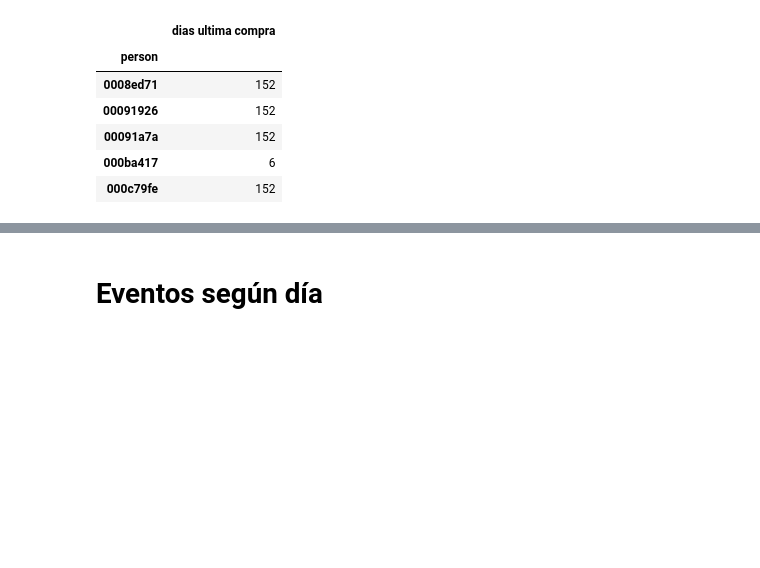
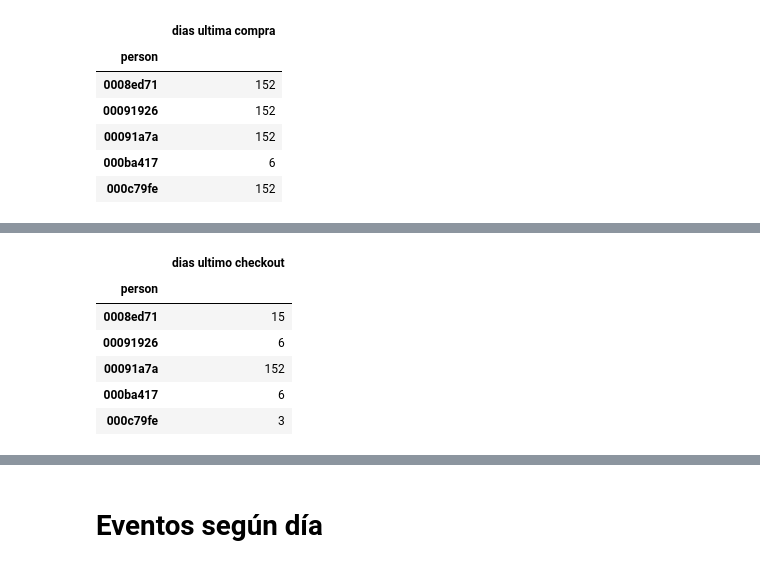
Before and after one commit to seblaz/7506-datos-tp2, a Jupyter notebook: Features/Feature Engineering Fran.ipynb, the cells around one changed output, grey strips where cells are left out. Drawn from its saved outputs; the diff is of its cells as text; code cells hidden in the pictures; blank space fills up the shorter version.

```diff
--- a/Features/Feature Engineering Fran.ipynb
+++ b/Features/Feature Engineering Fran.ipynb
@@ -340,0 +380,11 @@ assert(df_features.shape[0] == df_eventos_up_to_01062018['person'].unique().shap
+# %%
+del df_ultimo_checkout['timestamp']
+df_ultimo_checkout.head()
+# %% [output]
+|  | dias ultimo checkout |
+| person |  |
+| 0008ed71 | 15 |
+| 00091926 | 6 |
+| 00091a7a | 152 |
+| 000ba417 | 6 |
+| 000c79fe | 3 |
```
Also changed, not shown: parts of 18 cells of this notebook, 1 other file.
